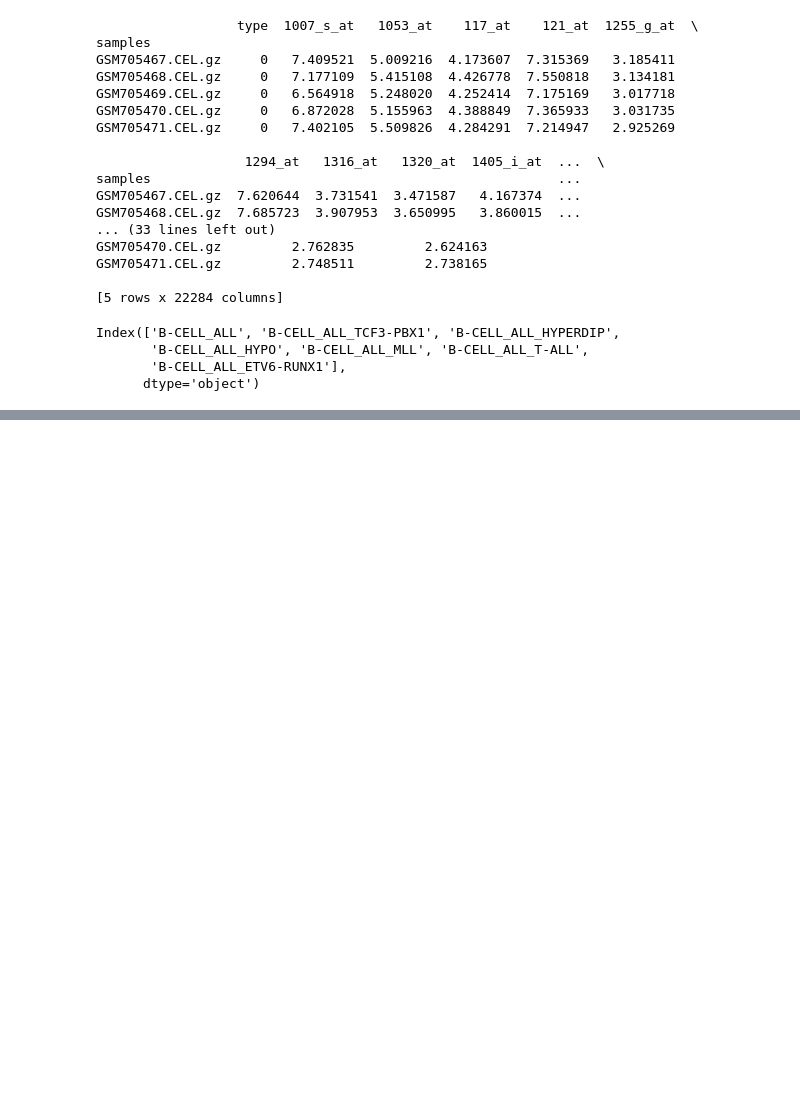
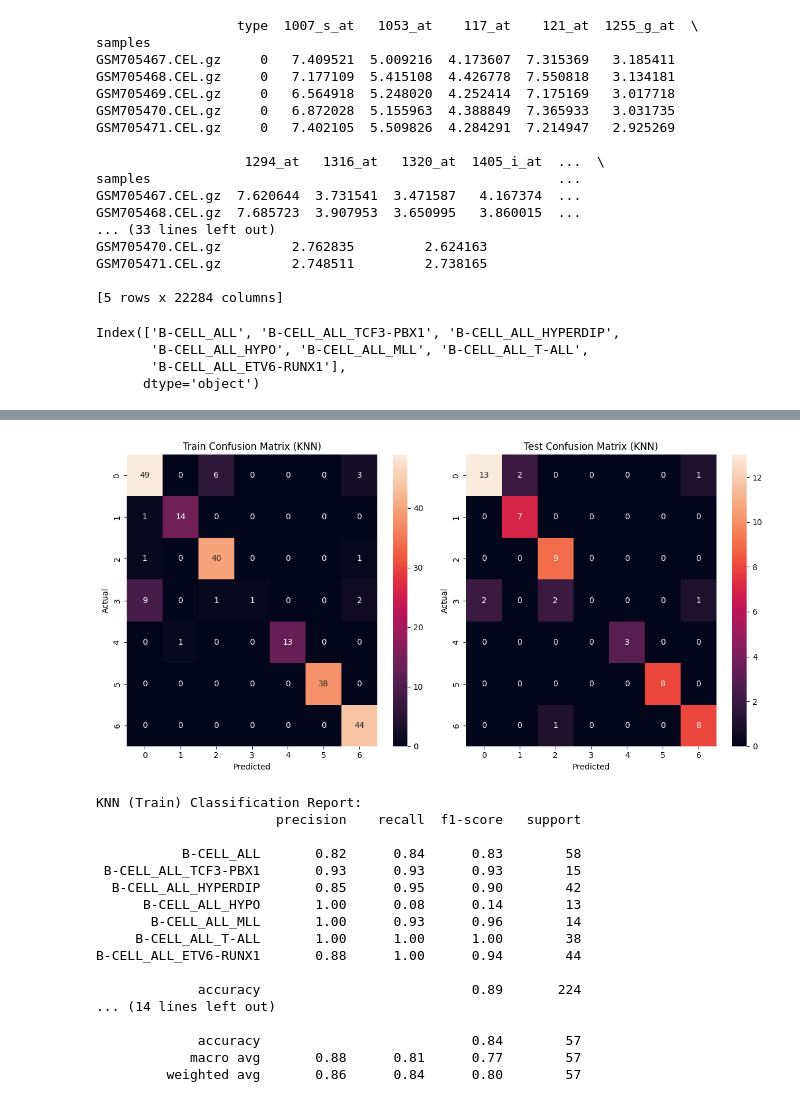
Before and after one commit to AnOnRT/Machine-Learning-in-BioInf-Project, a Jupyter notebook: Leukemie Classification.ipynb, the cells around one changed output, grey strips where cells are left out. Cells and saved outputs as stored; diff of their text form; code cells hidden in the pictures; blank space fills up the shorter version.

```diff
--- a/Leukemie Classification.ipynb
+++ b/Leukemie Classification.ipynb
@@ -92,0 +270,25 @@ X_train, X_test, y_train, y_test = train_test_split(X, y, test_size=0.2, random_
+# %%
+plot_confusion_matrix_and_report(
+    KNN_train_confusion_matrix, KNN_train_classification_report,
+    KNN_test_confusion_matrix, KNN_test_classification_report,
+    "KNN"
+)
+# %% [output]
+[figure, added]
+KNN (Train) Classification Report:
+                       precision    recall  f1-score   support
+
+           B-CELL_ALL       0.82      0.84      0.83        58
+ B-CELL_ALL_TCF3-PBX1       0.93      0.93      0.93        15
+  B-CELL_ALL_HYPERDIP       0.85      0.95      0.90        42
+      B-CELL_ALL_HYPO       1.00      0.08      0.14        13
+       B-CELL_ALL_MLL       1.00      0.93      0.96        14
+     B-CELL_ALL_T-ALL       1.00      1.00      1.00        38
+B-CELL_ALL_ETV6-RUNX1       0.88      1.00      0.94        44
+
+             accuracy                           0.89       224
+... (14 lines left out)
+
+             accuracy                           0.84        57
+            macro avg       0.88      0.81      0.77        57
+         weighted avg       0.86      0.84      0.80        57
```
Also changed, not shown: parts of 15 cells of this notebook.
